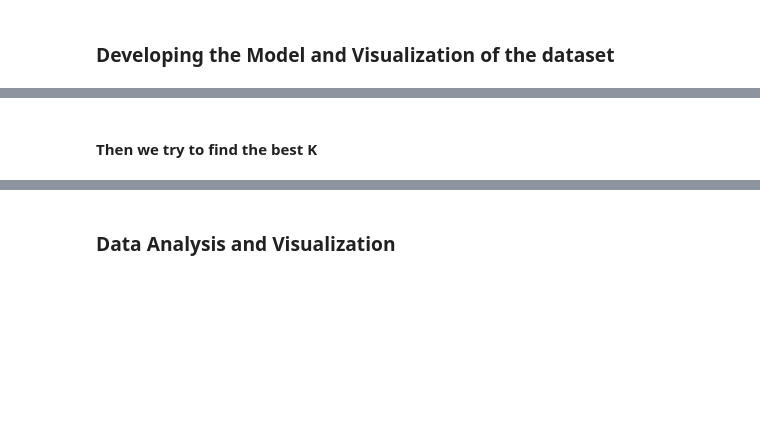
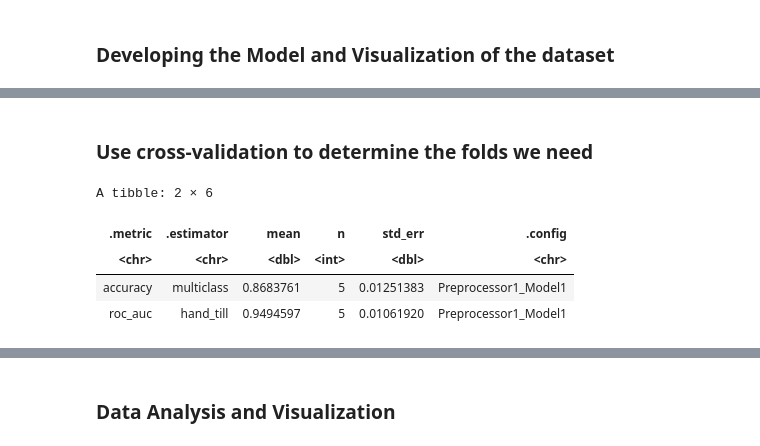
Before and after one commit to wonha0620/dsci_100_proj, a Jupyter notebook: Group Project.ipynb, the cells around one changed output, grey strips where cells are left out. Drawn from its saved outputs; the diff is of its cells as text; code cells hidden in the pictures; blank space fills up the shorter version.

```diff
--- a/Group Project.ipynb
+++ b/Group Project.ipynb
@@ -170,2 +196,26 @@ Prediction  1  2  3
 # %% [markdown]
-#### Then we try to find the best K
+### Use cross-validation to determine the folds we need
+# %%
+set.seed(2023)
+#First, we split the training data into multiple folds of training and validation by vfold_cv
+health_vfold<-vfold_cv(health_training,v=5, strata = fetal_health)
+
+#Then we need to write our recipe based on the new training data
+health_recipe<-recipe(fetal_health~.,data = health_training)|>
+step_scale(all_predictors())|>
+step_center(all_predictors())
+
+#We fit the model with new recipe and the new vfold data.
+health_fit <- workflow() |>
+  add_recipe(health_recipe) |>
+  add_model(health_spec) |>
+  fit_resamples(resamples = health_vfold)
+
+#agregate the mean and standard error of the classifier's validation across folds
+health_fit|>collect_metrics()
+# %% [output]
+A tibble: 2 × 6
+| .metric | .estimator | mean | n | std_err | .config |
+| <chr> | <chr> | <dbl> | <int> | <dbl> | <chr> |
+| accuracy | multiclass | 0.8683761 | 5 | 0.01251383 | Preprocessor1_Model1 |
+| roc_auc | hand_till | 0.9494597 | 5 | 0.01061920 | Preprocessor1_Model1 |
```
Also changed, not shown: parts of 18 cells of this notebook.
